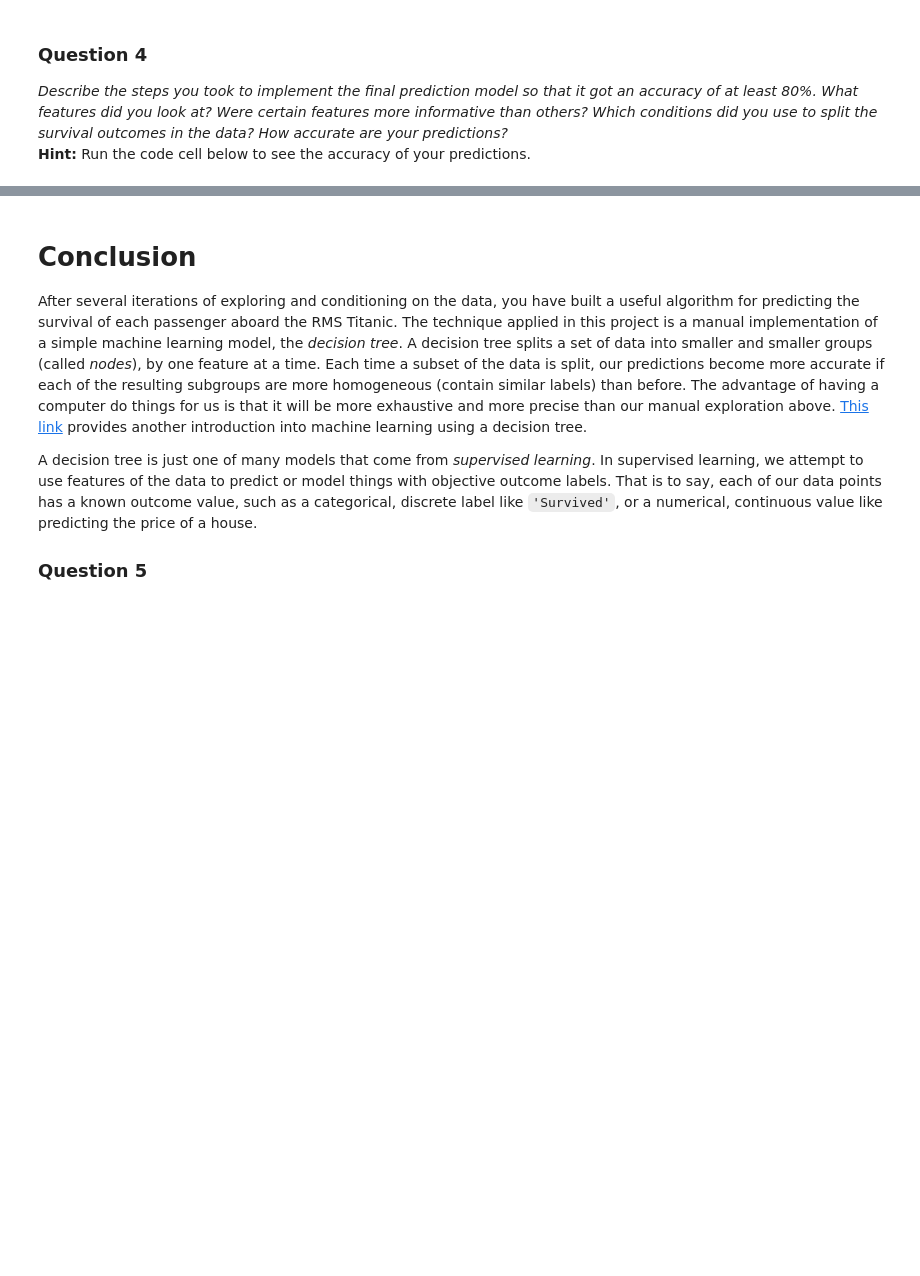
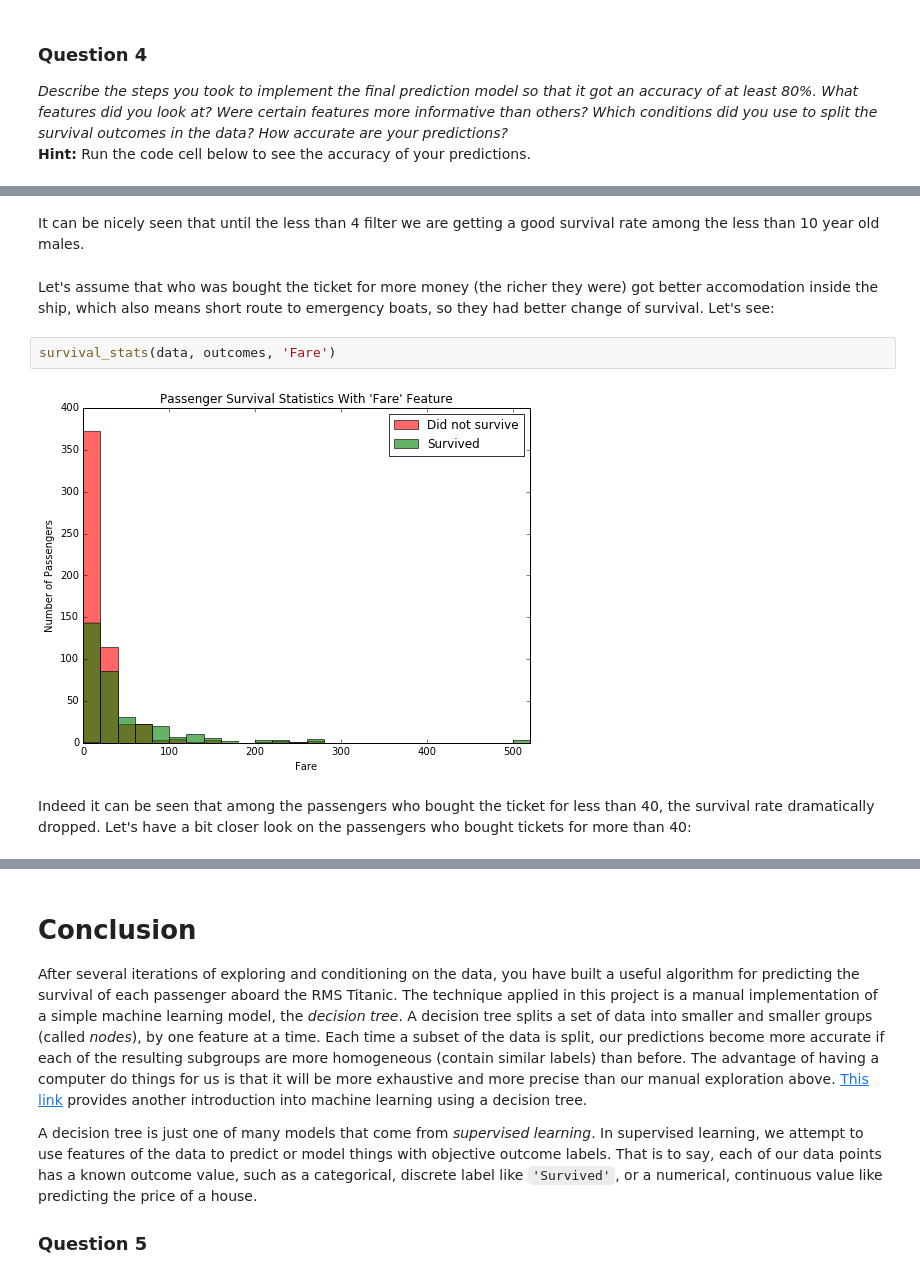
Before and after one commit to viligabi/Machine_learning_titanic, a Jupyter notebook: Titanic_Survival_Exploration.ipynb, the cells around one changed output, grey strips where cells are left out. Cells and saved outputs as stored; diff of their text form; blank space fills up the shorter version.

```diff
--- a/Titanic_Survival_Exploration.ipynb
+++ b/Titanic_Survival_Exploration.ipynb
@@ -277,0 +288,11 @@ Might be because of certain tickets you get more optimal places if the ship need
+# %% [markdown]
+It can be nicely seen that until the less than 4 filter we are getting a good survival rate among the less than 10 year old males.
+# %% [markdown]
+Let's assume that who was bought the ticket for more money (the richer they were) got better accomodation inside the ship, which also means short route to emergency boats, so they had better change of survival. Let's see:
+# %%
+survival_stats(data, outcomes, 'Fare')
+# %% [output]
+[figure, added]
+# %% [markdown]
+Indeed it can be seen that among the passengers who bought the ticket for less than 40, the survival rate dramatically dropped.
+Let's have a bit closer look on the passengers who bought tickets for more than 40:
```
Also changed, not shown: parts of 19 cells of this notebook.
